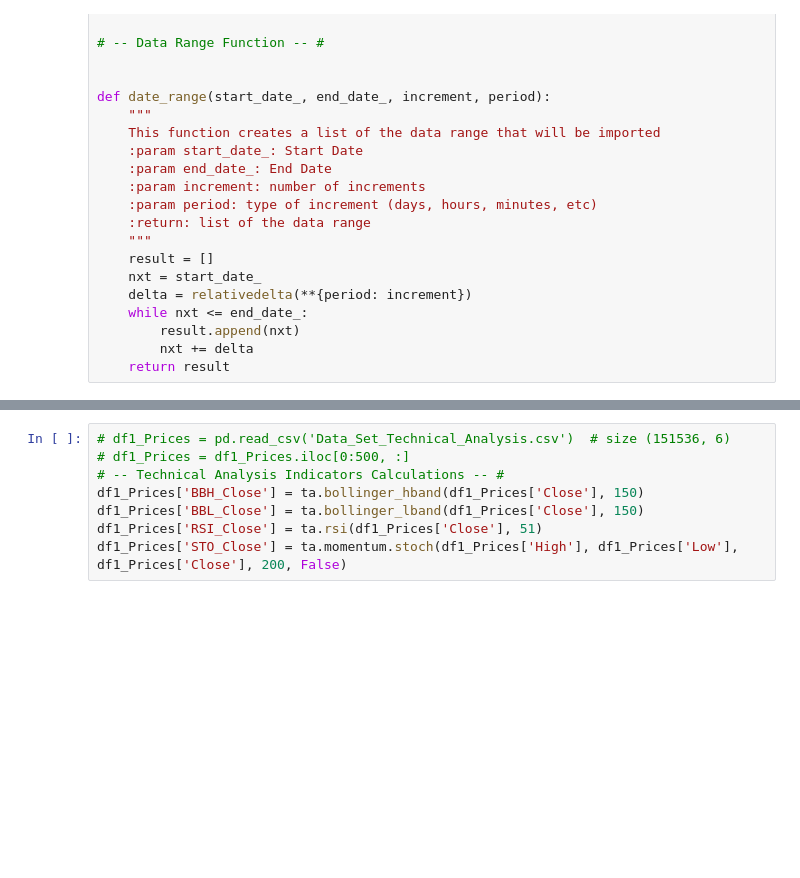
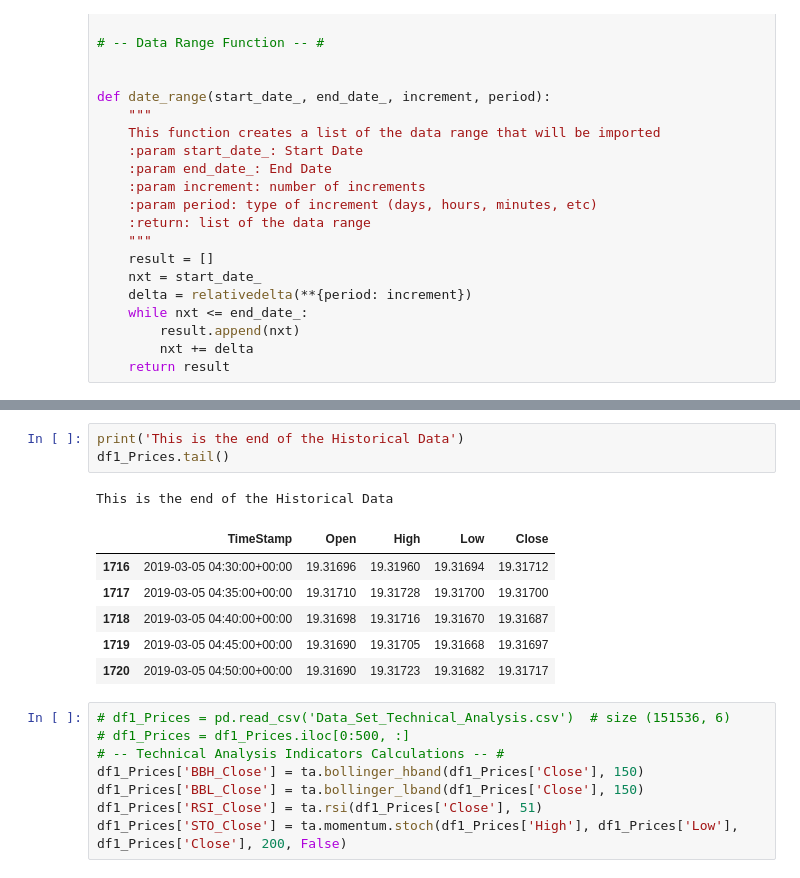
Before and after one commit to valenescobar/lab1_p1_eq4, a Jupyter notebook: lab2_pt1_eq3.ipynb, the cells around one changed output, grey strips where cells are left out. Drawn from its saved outputs; the diff is of its cells as text; blank space fills up the shorter version.

```diff
--- a/lab2_pt1_eq3.ipynb
+++ b/lab2_pt1_eq3.ipynb
@@ -151,3 +107,14 @@ df1_Prices = pd_hist
+# %%
+print('This is the end of the Historical Data')
+df1_Prices.tail()
+# %% [output]
+This is the end of the Historical Data
+|  | TimeStamp | Open | High | Low | Close |
+| 1716 | 2019-03-05 04:30:00+00:00 | 19.31696 | 19.31960 | 19.31694 | 19.31712 |
+| 1717 | 2019-03-05 04:35:00+00:00 | 19.31710 | 19.31728 | 19.31700 | 19.31700 |
+| 1718 | 2019-03-05 04:40:00+00:00 | 19.31698 | 19.31716 | 19.31670 | 19.31687 |
+| 1719 | 2019-03-05 04:45:00+00:00 | 19.31690 | 19.31705 | 19.31668 | 19.31697 |
+| 1720 | 2019-03-05 04:50:00+00:00 | 19.31690 | 19.31723 | 19.31682 | 19.31717 |
 # %%
 # df1_Prices = pd.read_csv('Data_Set_Technical_Analysis.csv')  # size (151536, 6)
 # df1_Prices = df1_Prices.iloc[0:500, :]
```
Also changed, not shown: parts of 5 cells of this notebook.
